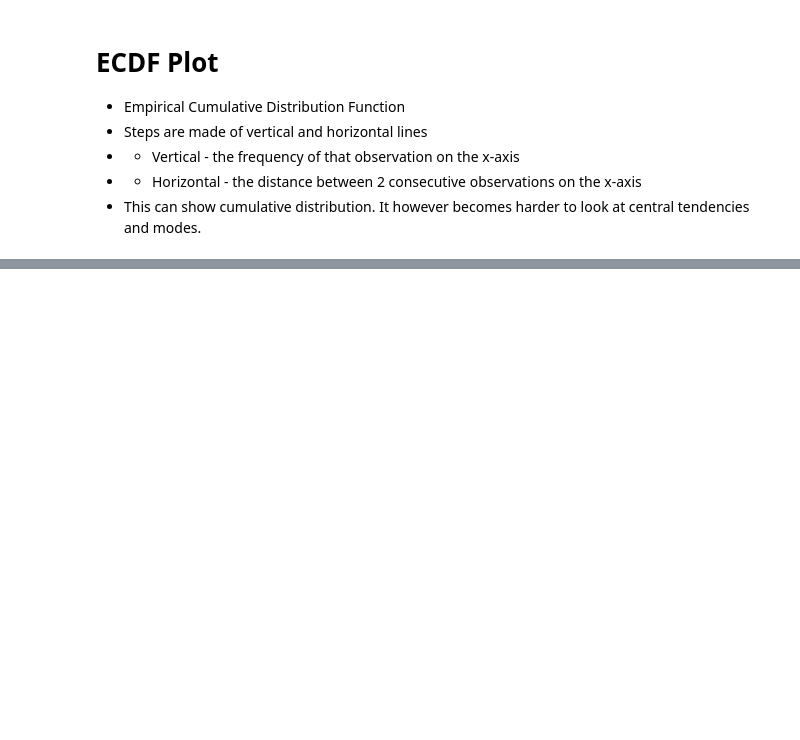
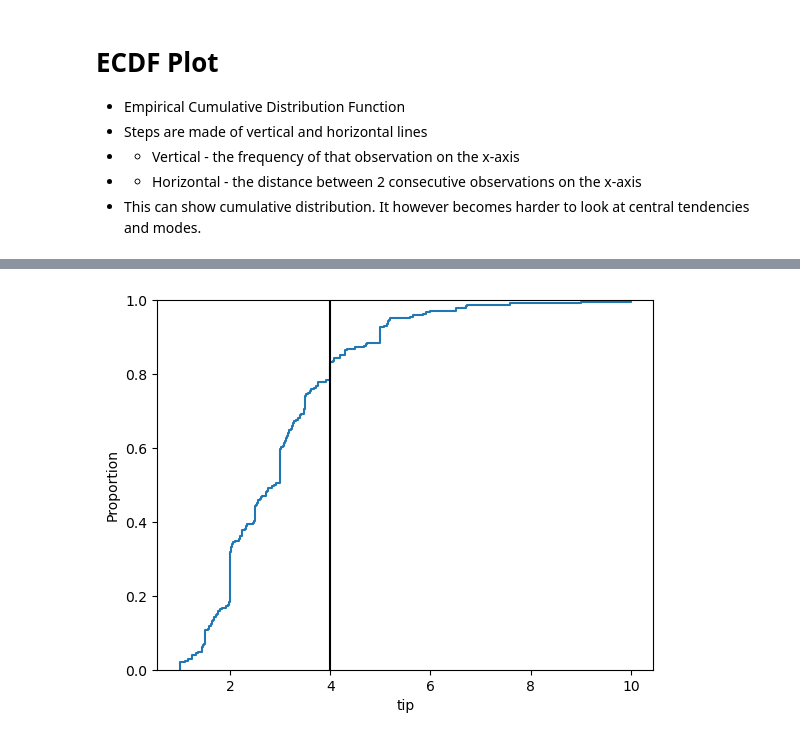
Before and after one commit to sarblohw/py_vizardry_2, a Jupyter notebook: sns_ecdf.ipynb, the cells around one changed output, grey strips where cells are left out. Saved outputs shown, nothing was run; the diff lists cells and outputs as text; code cells hidden in the pictures; blank space fills up the shorter version.

```diff
--- a/sns_ecdf.ipynb
+++ b/sns_ecdf.ipynb
@@ -16,0 +49,6 @@ sns.ecdfplot(data=tips, x='tip');
+# %%
+sns.ecdfplot(data=tips, x='tip')
+plt.axvline(4, c='black');
+#shows what proportion of the data was covered till we got to the $4 tips in ascending order from the lowest tip... here, it is about 80% or 0.8
+# %% [output]
+[figure, added]
```
Also changed, not shown: parts of 22 cells of this notebook, 1 other file.
